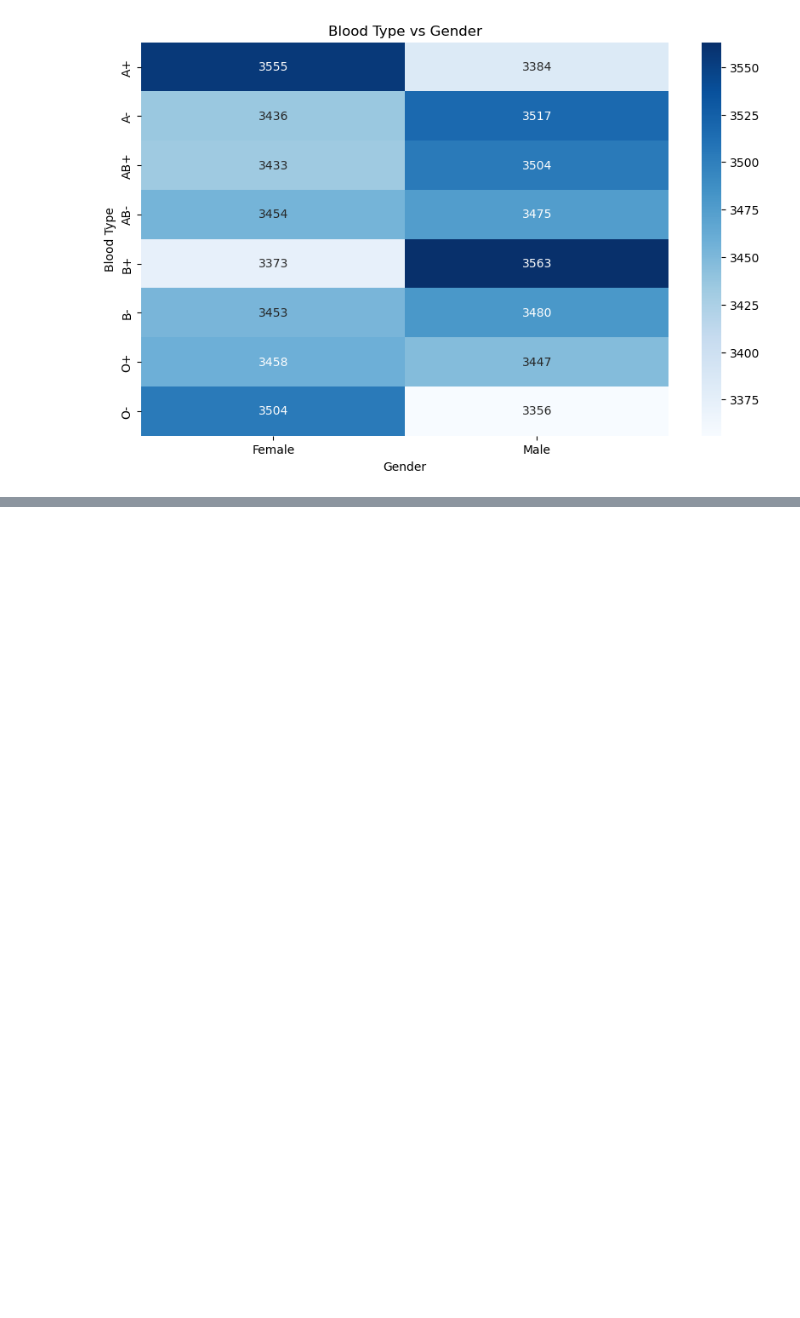
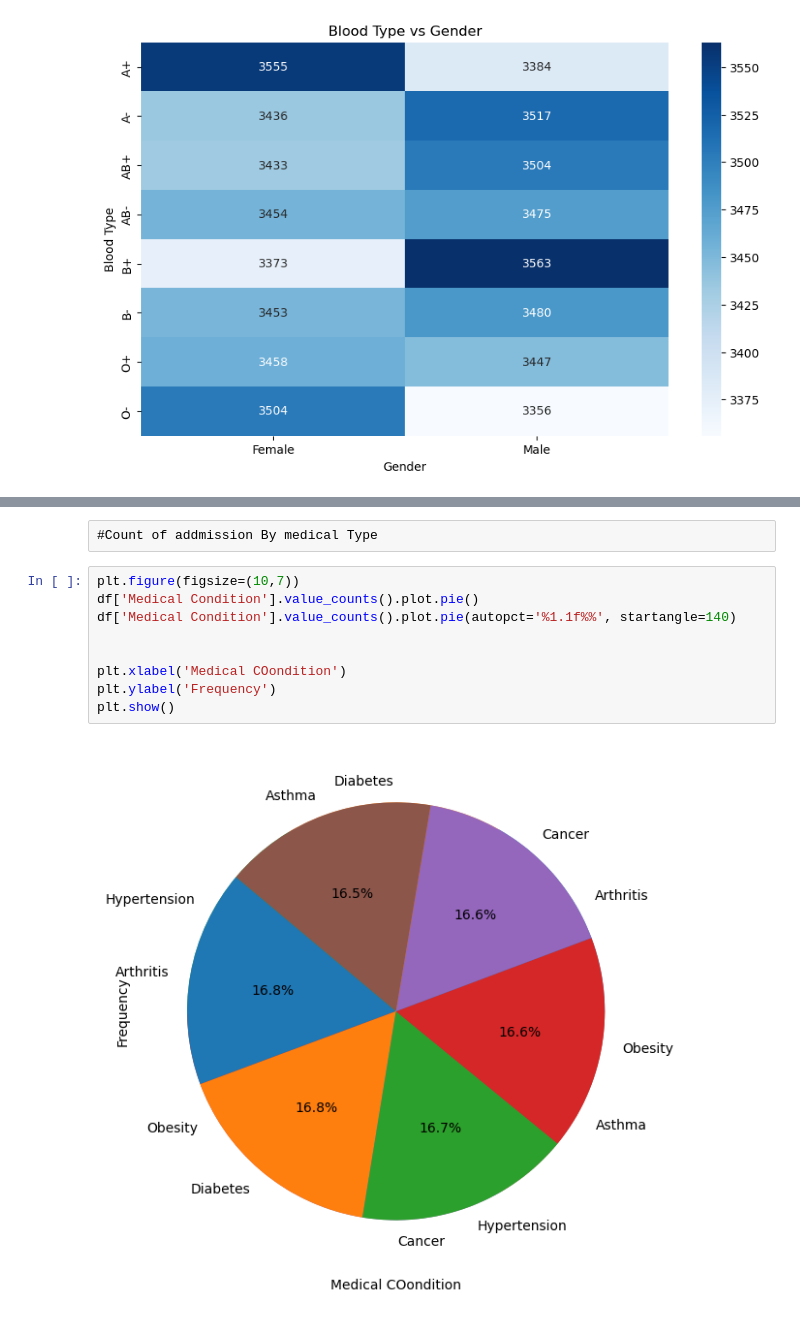
Before and after one commit to Yashshah0502/HealtchCare_Analysis, a Jupyter notebook: Data.ipynb, the cells around one changed output, grey strips where cells are left out. Drawn from its saved outputs; the diff is of its cells as text; blank space fills up the shorter version.

Commit message:
EDA for medical condition

```diff
--- a/Data.ipynb
+++ b/Data.ipynb
@@ -335,0 +356,13 @@ Name: Hospital, Length: 39815, dtype: int64
+# %% [raw]
+#Count of addmission By medical Type
+# %%
+plt.figure(figsize=(10,7))
+df['Medical Condition'].value_counts().plot.pie()
+df['Medical Condition'].value_counts().plot.pie(autopct='%1.1f%%', startangle=140)
+
+
+plt.xlabel('Medical COondition')
+plt.ylabel('Frequency')
+plt.show()
+# %% [output]
+[figure, added]
```
Also changed, not shown: parts of 19 cells of this notebook.
